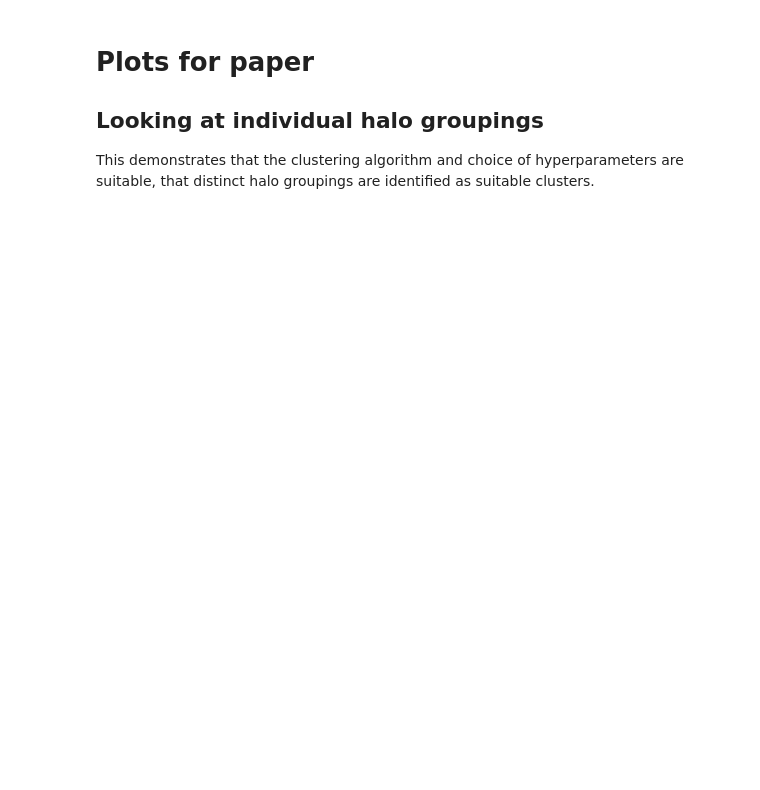
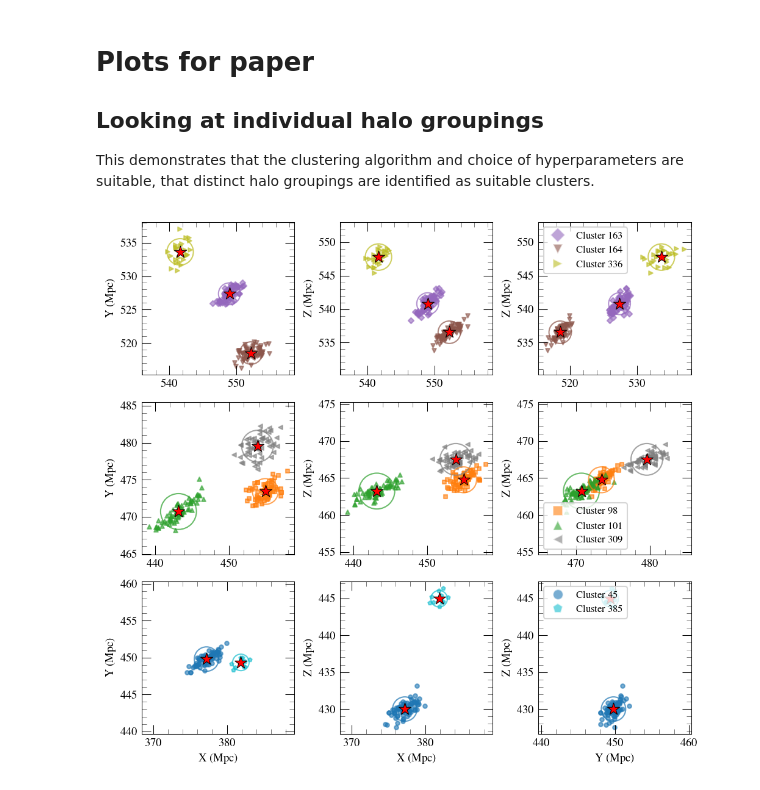
Before and after one commit to stuartmcalpine/manticore_posterior_clusters, a Jupyter notebook: plot_posterior_clusters.ipynb, the cells around one changed output. Cells and saved outputs as stored; diff of their text form; code cells hidden in the pictures; blank space fills up the shorter version.

```diff
--- a/plot_posterior_clusters.ipynb
+++ b/plot_posterior_clusters.ipynb
@@ -1052,7 +1120,7 @@ def plot_cluster_mass_distribution(cluster_id, ax=None):
     cluster_masses = target_cluster['member_data']['BoundSubhalo/TotalMass']
     cluster_size = target_cluster['cluster_size']
     median_mass = np.median(cluster_masses)
-    mean_mass = target_cluster['mean_mass']
+    mean_mass = target_cluster['mean_m200_mass']
 
     # Plot histogram of masses
     ax.hist(cluster_masses, bins=10**np.arange(13.,16,0.05), alpha=0.7, color='skyblue', edgecolor='black', linewidth=0.5)
@@ -1061,7 +1129,7 @@ def plot_cluster_mass_distribution(cluster_id, ax=None):
     ax.axvline(mean_mass, color='red', linestyle='--', linewidth=2, alpha=0.8, label=f'Mean: {mean_mass:.2e}')
     ax.axvline(median_mass, color='orange', linestyle='-', linewidth=2, alpha=0.8, label=f'Median: {median_mass:.2e}')
 
-    ax.set_xlabel('Mass (M☉)', fontsize=10)
+    ax.set_xlabel('M200 Mass (M☉)', fontsize=10)
     ax.set_ylabel('Frequency', fontsize=10)
     ax.set_title(f'Cluster {cluster_id} (n={cluster_size})', fontsize=12, pad=10)
     ax.tick_params(labelsize=8)
@@ -1186,7 +1285,7 @@ import numpy as np
 import os
 
 # Configuration variables
-min_cluster_size = 40  # Modify this threshold as needed
+min_cluster_size = 30  # Modify this threshold as needed
 output_filename = "simplified_clusters.h5"  # Modify filename as needed
 
 if clusters_available and len(clusters) > 0:
@@ -1434,34 +1544,36 @@ def plot_multi_cluster_diagnostic(cluster_ids, window_size=15.0):
               # Add legend only to first column
               if proj_idx == 2 and legend_handles:
                   loc = "lower left" if row_idx == 1 else "upper left"
                   ax.legend(handles=legend_handles, loc=loc, fontsize=8)
 
               # Add cluster info text in bottom right of third column
               if proj_idx == 2 and False:
                   target_color = global_color_map[target_cluster_id]
                   info_text = f"ID: {target_cluster_id}\n"
                   info_text += f"Mass: {target_cluster['mean_mass']:.2e} \n"
                   info_text += f"Members: {target_cluster['cluster_size']}"
 
                   xtext = 0.53 if row_idx == 1 else 0.96
                   ytext = 0.73 if row_idx == 1 else 0.04
 
                   ax.text(xtext, ytext, info_text,
                          transform=ax.transAxes,
                          fontsize=9,
                          color=target_color,
                          fontweight='bold',
                          ha='right', va='bottom',
                          bbox=dict(boxstyle='round,pad=0.3', facecolor='white', alpha=0.8))
 
       plt.tight_layout(pad=0.1)
       plt.subplots_adjust(hspace=-0.15, wspace=0.3)
       plt.savefig("./plots/example_halo_groupings.pdf")
       plt.show()
 
 # Example usage
-cluster_ids_to_plot = [220,225,346]
+cluster_ids_to_plot = [163,98,45]
 plot_multi_cluster_diagnostic(cluster_ids_to_plot, window_size=20)
+# %% [output]
+[figure, added]
 # %%
 # Cell: Cluster Position Std vs Mean Mass with Custom Size Bins
 def plot_position_std_vs_mass(size_bin_edges):
```
Also changed, not shown: parts of 17 cells of this notebook, 8 other files.
